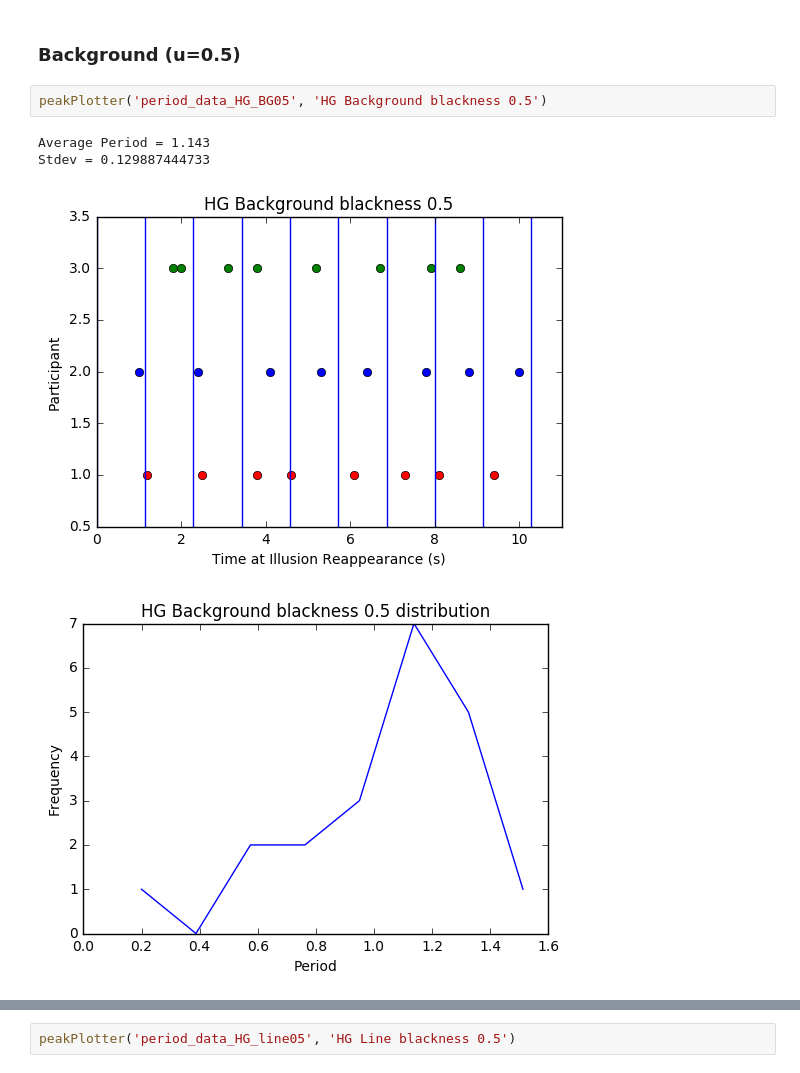
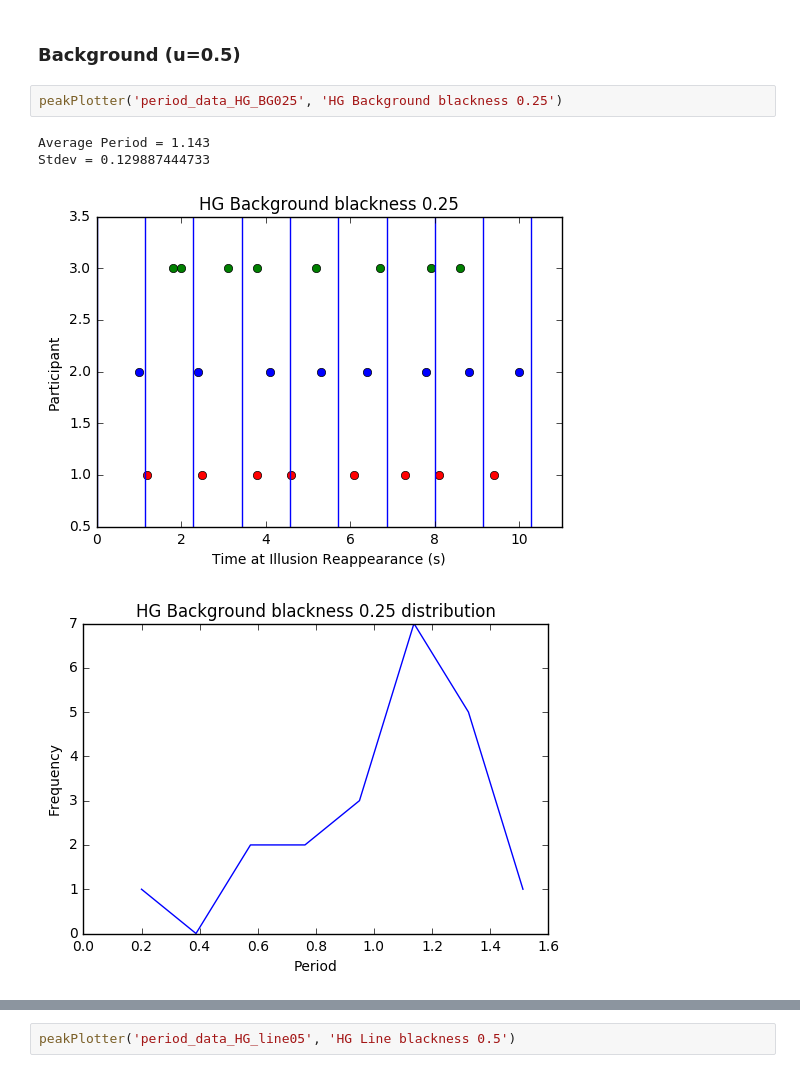
Before and after one commit to sunericd/Contrast-dynamics-of-Scintillating-and-Hermann-Grid-illusions, a Jupyter notebook: periodAnalysis.ipynb, the cells around one changed output, grey strips where cells are left out. Cells and saved outputs as stored; diff of their text form.

```diff
--- a/periodAnalysis.ipynb
+++ b/periodAnalysis.ipynb
@@ -138,9 +138,9 @@ Stdev = 0.26241951147
 # %% [markdown]
 ### Background (u=0.5)
 # %%
-peakPlotter('period_data_HG_BG05', 'HG Background blackness 0.5')
+peakPlotter('period_data_HG_BG025', 'HG Background blackness 0.25')
 # %% [output]
 Average Period = 1.143
 Stdev = 0.129887444733
-[figure, old version]
+[figure, new version]
-[figure, old version]
+[figure, new version]
```
Also changed, not shown: parts of 2 cells of this notebook, 1 other file.
